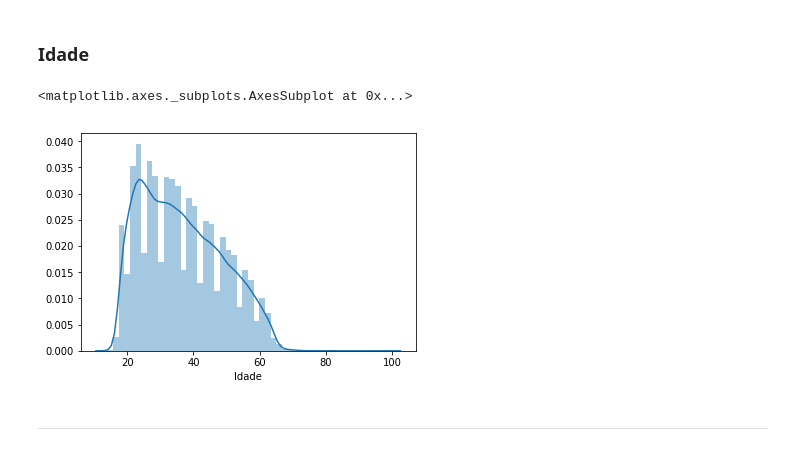
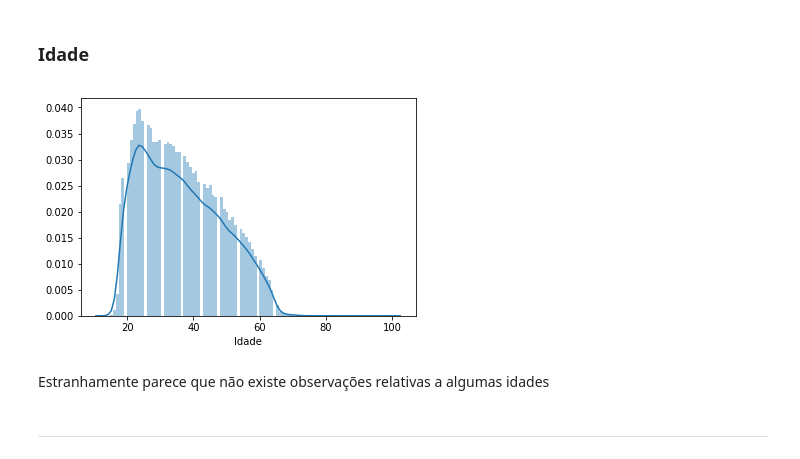
Before and after one commit to rui-mesquita/IEFP_DSSG, a Jupyter notebook: IEFP_DSSG/DataExploration.ipynb, the cells around one changed output. Saved outputs shown, nothing was run; the diff lists cells and outputs as text; code cells hidden in the pictures.

Commit message:
Algumas analises exploratorias

```diff
--- a/IEFP_DSSG/DataExploration.ipynb
+++ b/IEFP_DSSG/DataExploration.ipynb
@@ -165,10 +191,11 @@ Kurtosis: 5270.179240
 # %% [markdown]
 ### Idade
 # %%
-sns.distplot(df['Idade'].dropna())
+sns.distplot(df['Idade'].dropna(), bins=100);
 # %% [output]
-<matplotlib.axes._subplots.AxesSubplot at 0x...>
-[figure, old version]
+[figure, new version]
+# %% [markdown]
+Estranhamente parece que não existe observações relativas a algumas idades
 # %% [markdown]
 ***
 # %% [markdown]
```
Also changed, not shown: parts of 21 cells of this notebook, 1 other file.
